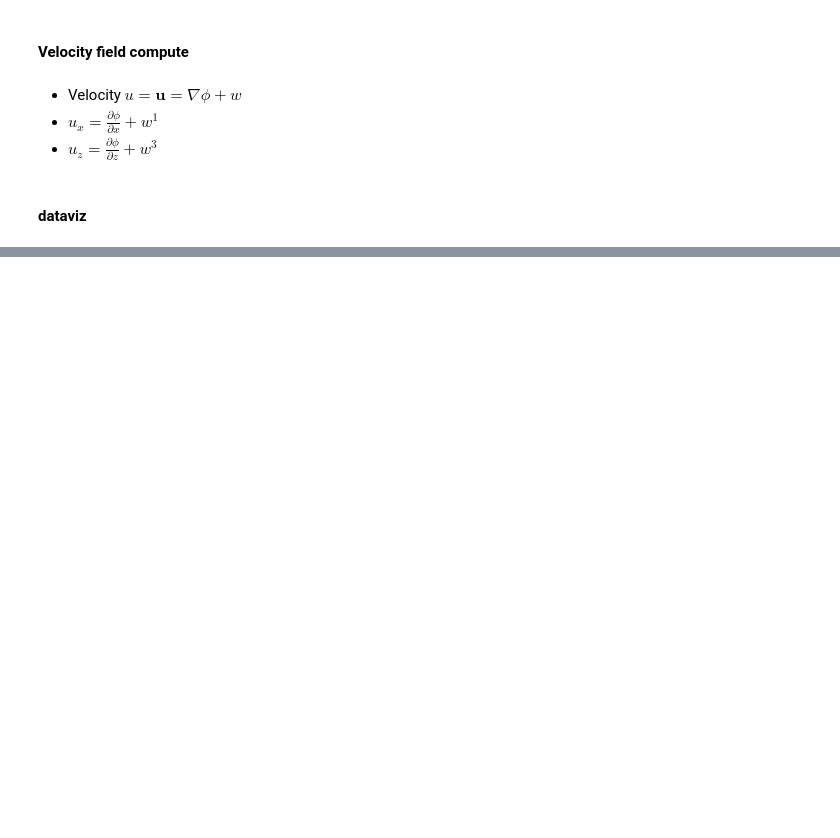
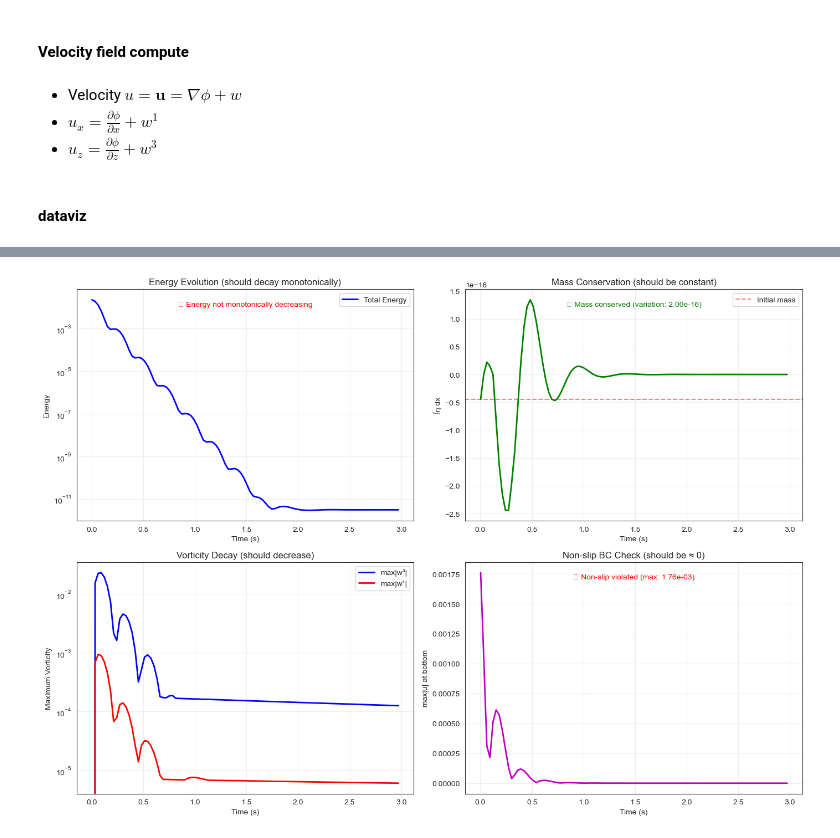
Before and after one commit to finecwg/LNS_floating, a Jupyter notebook: 02_Surface_Dynamics_updated/fluid_surface_dynamics_model.ipynb, the cells around one changed output, grey strips where cells are left out. Drawn from its saved outputs; the diff is of its cells as text; code cells hidden in the pictures; blank space fills up the shorter version.

```diff
--- a/02_Surface_Dynamics_updated/fluid_surface_dynamics_model.ipynb
+++ b/02_Surface_Dynamics_updated/fluid_surface_dynamics_model.ipynb
@@ -615,0 +686,87 @@ plt.show()
+# %%
+# ============== VERIFICATION PLOTS ==============
+# These plots help verify that the simulation is physically correct
+
+fig_verify, axes = plt.subplots(2, 2, figsize=(14, 10))
+
+# 1. Energy Decay (should be monotonically decreasing)
+ax1 = axes[0, 0]
+ax1.plot(time_points, energy_history, 'b-', linewidth=2, label='Total Energy')
+ax1.set_xlabel('Time (s)')
+ax1.set_ylabel('Energy')
+ax1.set_title('Energy Evolution (should decay monotonically)')
+ax1.set_yscale('log')
+ax1.grid(True, alpha=0.3)
+ax1.legend()
+# Check if energy is decreasing
+energy_diff = np.diff(energy_history)
+if np.all(energy_diff <= 0):
+    ax1.text(0.5, 0.95, '✓ Energy monotonically decreasing',
+             transform=ax1.transAxes, fontsize=10, color='green',
+             verticalalignment='top', horizontalalignment='center')
+else:
+    ax1.text(0.5, 0.95, '⚠ Energy not monotonically decreasing',
+             transform=ax1.transAxes, fontsize=10, color='red',
+             verticalalignment='top', horizontalalignment='center')
+
+# 2. Mass Conservation (∫η dx should be constant ≈ 0)
+ax2 = axes[0, 1]
+ax2.plot(time_points, mass_history, 'g-', linewidth=2)
+ax2.axhline(y=mass_history[0], color='r', linestyle='--', alpha=0.5, label='Initial mass')
+ax2.set_xlabel('Time (s)')
+ax2.set_ylabel('∫η dx')
+ax2.set_title('Mass Conservation (should be constant)')
+ax2.grid(True, alpha=0.3)
+ax2.legend()
+# Check mass conservation
+mass_variation = np.max(np.abs(np.array(mass_history) - mass_history[0]))
+if mass_variation < 1e-6:
+    ax2.text(0.5, 0.95, f'✓ Mass conserved (variation: {mass_variation:.2e})',
+             transform=ax2.transAxes, fontsize=10, color='green',
+             verticalalignment='top', horizontalalignment='center')
+else:
+    ax2.text(0.5, 0.95, f'⚠ Mass variation: {mass_variation:.2e}',
+             transform=ax2.transAxes, fontsize=10, color='orange',
+             verticalalignment='top', horizontalalignment='center')
+
+# 3. Vorticity Decay (should decrease due to viscous diffusion)
+ax3 = axes[1, 0]
+ax3.plot(time_points, max_w3_history, 'b-', linewidth=2, label='max|w³|')
+ax3.plot(time_points, max_w1_history, 'r-', linewidth=2, label='max|w¹|')
+ax3.set_xlabel('Time (s)')
+ax3.set_ylabel('Maximum Vorticity')
+ax3.set_title('Vorticity Decay (should decrease)')
+ax3.set_yscale('log')
+ax3.grid(True, alpha=0.3)
+ax3.legend()
+
+# 4. Non-slip BC Check (|u| at bottom should be ≈ 0)
+ax4 = axes[1, 1]
+ax4.plot(time_points, bottom_velocity_history, 'm-', linewidth=2)
+ax4.set_xlabel('Time (s)')
+ax4.set_ylabel('max|u| at bottom')
+ax4.set_title('Non-slip BC Check (should be ≈ 0)')
+ax4.grid(True, alpha=0.3)
+# Check non-slip condition
+max_bottom_vel = np.max(bottom_velocity_history)
+if max_bottom_vel < 1e-3:
+    ax4.text(0.5, 0.95, f'✓ Non-slip satisfied (max: {max_bottom_vel:.2e})',
+             transform=ax4.transAxes, fontsize=10, color='green',
+             verticalalignment='top', horizontalalignment='center')
+else:
+    ax4.text(0.5, 0.95, f'⚠ Non-slip violated (max: {max_bottom_vel:.2e})',
+             transform=ax4.transAxes, fontsize=10, color='red',
+             verticalalignment='top', horizontalalignment='center')
+
+plt.tight_layout()
+plt.savefig('02_Surface_Dynamics_updated/Outputs/verification_plots.png', dpi=300, bbox_inches='tight')
+plt.show()
+
+print("\n===== VERIFICATION SUMMARY =====")
+print(f"1. Energy decay: {'✓ OK' if np.all(np.diff(energy_history) <= 0) else '⚠ Check needed'}")
+print(f"2. Mass conservation: variation = {mass_variation:.2e}")
+print(f"3. Max vorticity |w³|: initial={max_w3_history[0]:.4e}, final={max_w3_history[-1]:.4e}")
+print(f"4. Max vorticity |w¹|: initial={max_w1_history[0]:.4e}, final={max_w1_history[-1]:.4e}")
+print(f"5. Non-slip BC: max|u|_bottom = {max_bottom_vel:.2e}")
+# %% [output]
+[figure, added]
```
Also changed, not shown: parts of 10 cells of this notebook, 4 other files.
